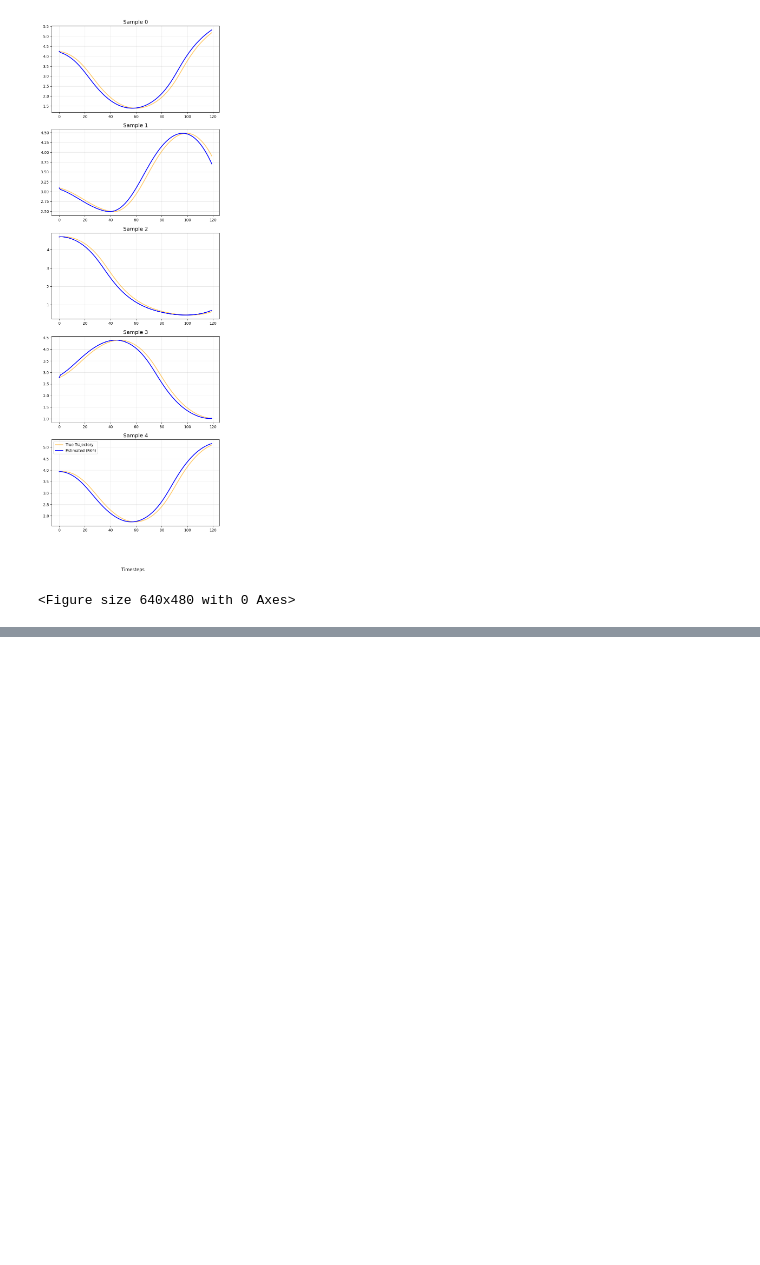
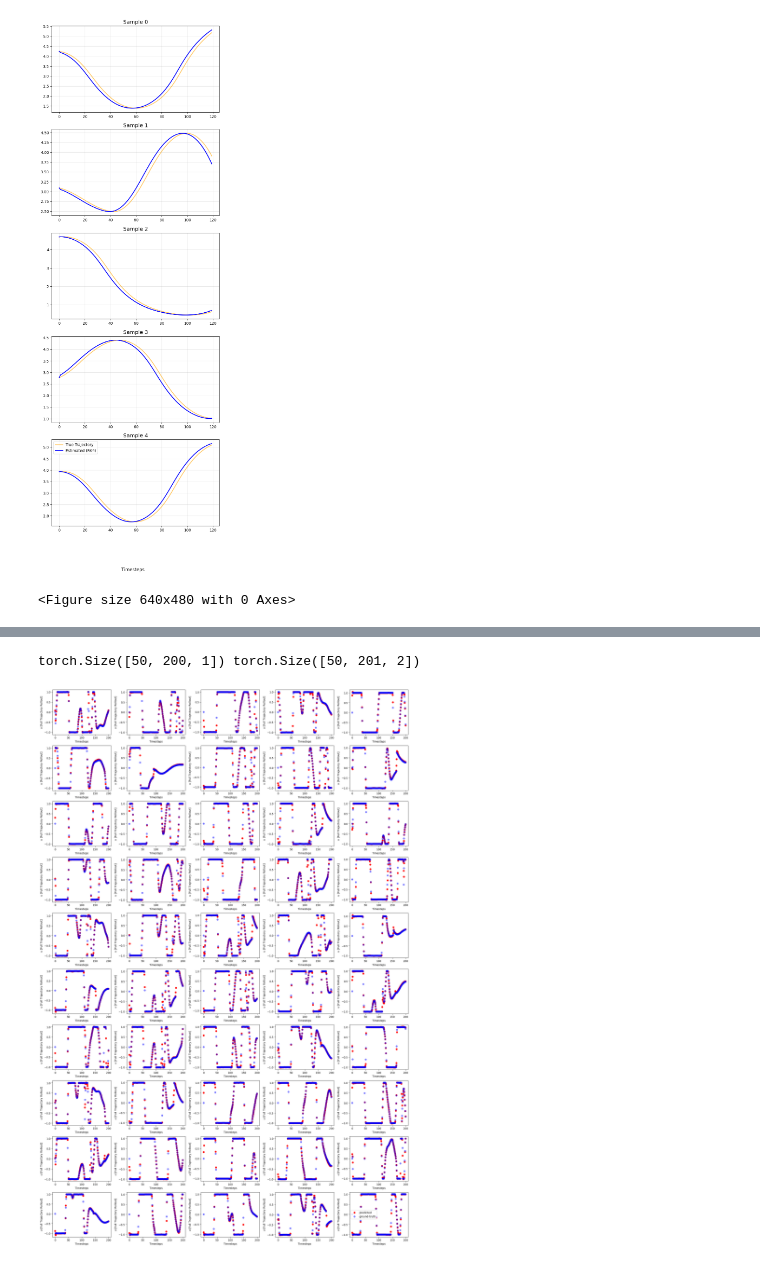
Before and after one commit to ebonyelsmith/transformer_control, a Jupyter notebook: test_rnn_baseline.ipynb, the cells around one changed output, grey strips where cells are left out. Drawn from its saved outputs; the diff is of its cells as text; code cells hidden in the pictures; blank space fills up the shorter version.

```diff
--- a/test_rnn_baseline.ipynb
+++ b/test_rnn_baseline.ipynb
@@ -386,0 +430,17 @@ tensor(169.2597, device='cuda:0')
+# %%
+s, m, a = xs_sc_test[:, :, :], ys_sc_test[:, :-1, 1].unsqueeze(-1), ys_sc_test[:, :-1, 0].unsqueeze(-1)
+s_pred, m_pred, a_pred = model(s, m, a)
+fig, axes = plt.subplots(10, 5, figsize=(20, 30))
+print(a_pred.shape, ys_sc_test.shape)
+
+for i, ax in enumerate(axes.flatten()):
+    ax.scatter(np.arange(rollout_length), a_pred[i, :].detach().cpu(), color='red', label='predicted')
+    ax.scatter(np.arange(rollout_length), ys_sc_test[i, 1:, 0].cpu(), color='blue', label='ground-truth', alpha=0.5)
+    ax.set_ylabel(rf'$u$ [Full Trajectory Rollout]')
+    ax.set_xlabel('Timesteps')
+plt.legend()
+plt.tight_layout()
+plt.show()
+# %% [output]
+torch.Size([50, 200, 1]) torch.Size([50, 201, 2])
+[figure, added]
```
Also changed, not shown: parts of 10 cells of this notebook, 11 other files.
